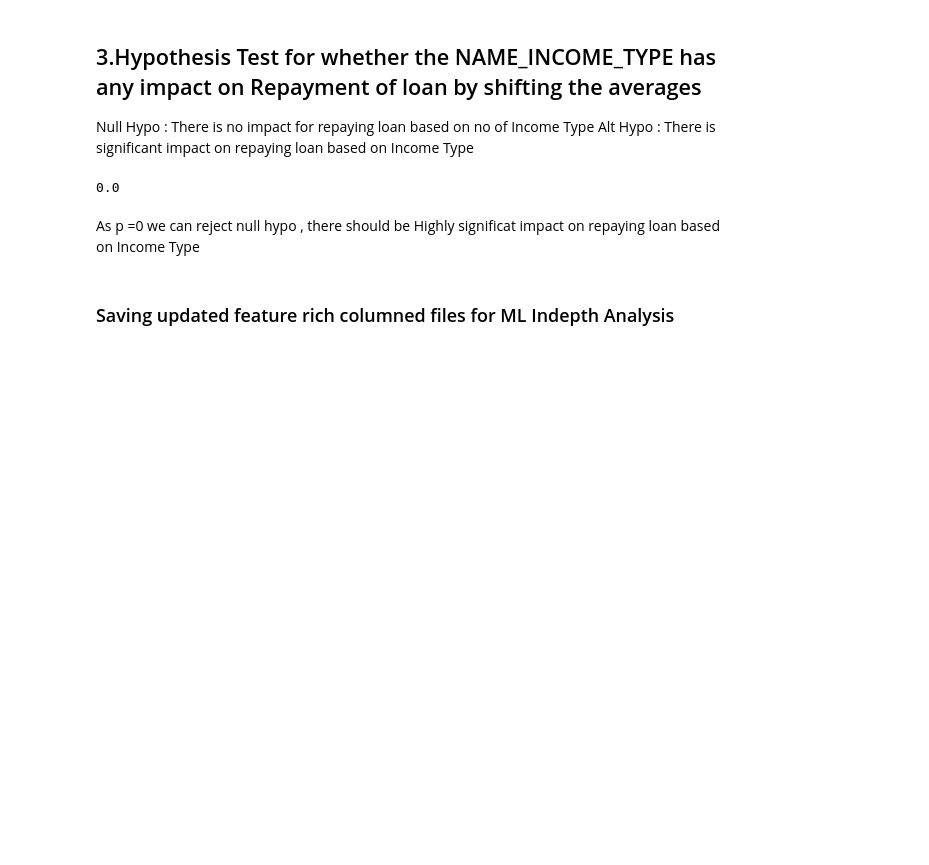
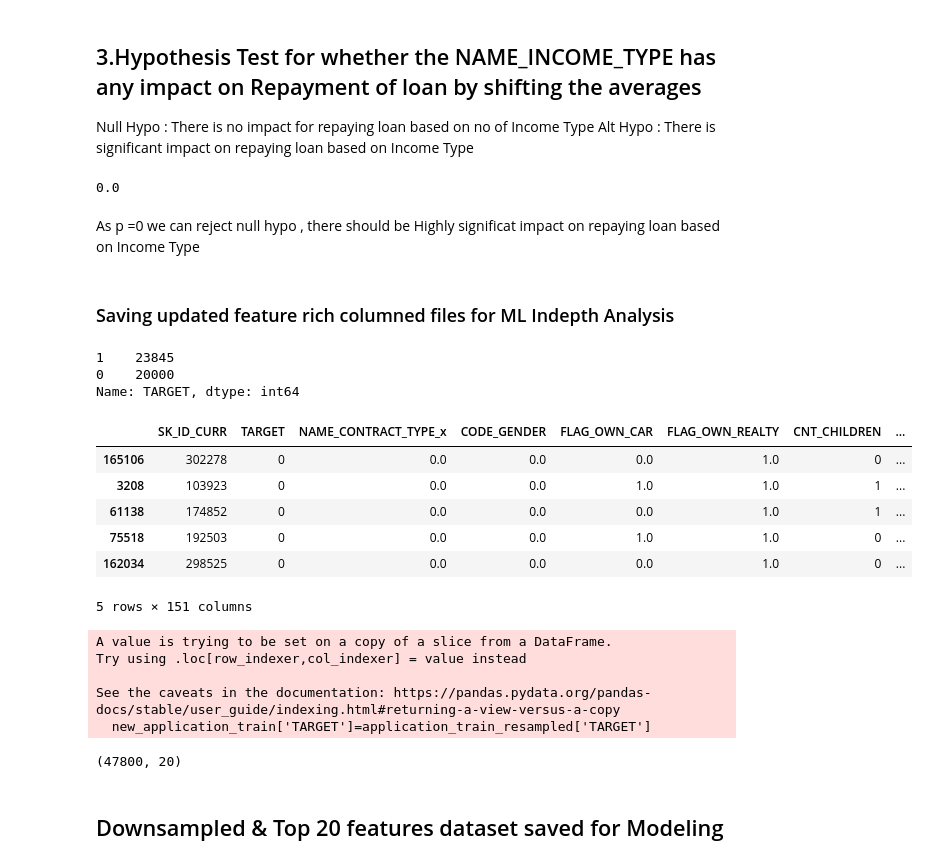
Before and after one commit to kneelagandan/Capstone-Home-loan-credit-risk, a Jupyter notebook: EDA/EDA.ipynb, the cells around one changed output. Cells and saved outputs as stored; diff of their text form; code cells hidden in the pictures; blank space fills up the shorter version.

```diff
--- a/EDA/EDA.ipynb
+++ b/EDA/EDA.ipynb
@@ -204,4 +230,39 @@ p
 As p =0 we can reject null hypo , there should be Highly significat impact on repaying loan based on Income Type
 # %% [markdown]
 ### Saving updated feature rich columned files  for  ML Indepth Analysis
+# %%
+#undersampling as our current ratio of 1 to 0 is only .9.
+from sklearn.utils import resample
+
+# Separate majority and minority classes
+df_majority = application_train[application_train.TARGET==0]
+df_minority = application_train[application_train.TARGET==1]
+
+# Downsample majority class
+df_majority_downsampled = resample(df_majority,
+                                 replace=False,    # sample without replacement
+                                 n_samples=20000,     # to match minority class
+                                 random_state=42) # reproducible results
+
+# Combine minority class with downsampled majority class
+df_downsampled = pd.concat([df_majority_downsampled, df_minority])
+
+# Display new class counts
+df_downsampled.TARGET.value_counts()
+# %% [output]
+1    23845
+0    20000
+Name: TARGET, dtype: int64
+# %%
+application_train_resampled=df_downsampled
+# %%
+application_train_resampled.head()
+# %% [output]
+|  | SK_ID_CURR | TARGET | NAME_CONTRACT_TYPE_x | CODE_GENDER | FLAG_OWN_CAR | FLAG_OWN_REALTY | CNT_CHILDREN | ... |
+| 165106 | 302278 | 0 | 0.0 | 0.0 | 0.0 | 1.0 | 0 | ... |
+| 3208 | 103923 | 0 | 0.0 | 0.0 | 1.0 | 1.0 | 1 | ... |
+| 61138 | 174852 | 0 | 0.0 | 0.0 | 0.0 | 1.0 | 1 | ... |
+| 75518 | 192503 | 0 | 0.0 | 0.0 | 1.0 | 1.0 | 0 | ... |
+| 162034 | 298525 | 0 | 0.0 | 0.0 | 0.0 | 1.0 | 0 | ... |
+5 rows × 151 columns
 # %%
@@ -209,4 +270,18 @@ new_application_train=application_train[new_features]
 new_application_test=application_test[new_features]
+# %%
+new_application_train['TARGET']=application_train_resampled['TARGET']
+# %% [output]
+A value is trying to be set on a copy of a slice from a DataFrame.
+Try using .loc[row_indexer,col_indexer] = value instead
+
+See the caveats in the documentation: https://pandas.pydata.org/pandas-docs/stable/user_guide/indexing.html#returning-a-view-versus-a-copy
+  new_application_train['TARGET']=application_train_resampled['TARGET']
+# %%
+new_application_test.shape
+# %% [output]
+(47800, 20)
+# %% [markdown]
+## Downsampled & Top 20 features dataset saved for Modeling
 # %%
 new_application_train.to_csv('application_train_for_ML.csv',index=False)
 new_application_test.to_csv('application_test_for_ML.csv',index=False)
```
Also changed, not shown: parts of 9 cells of this notebook.
